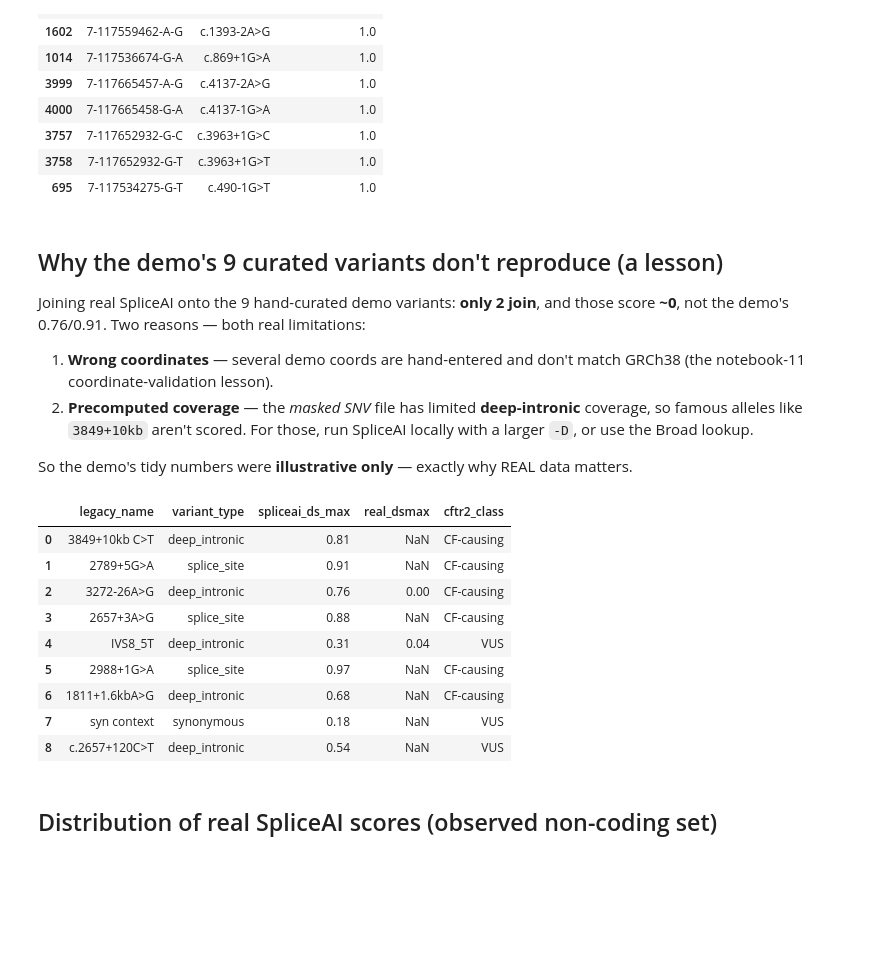
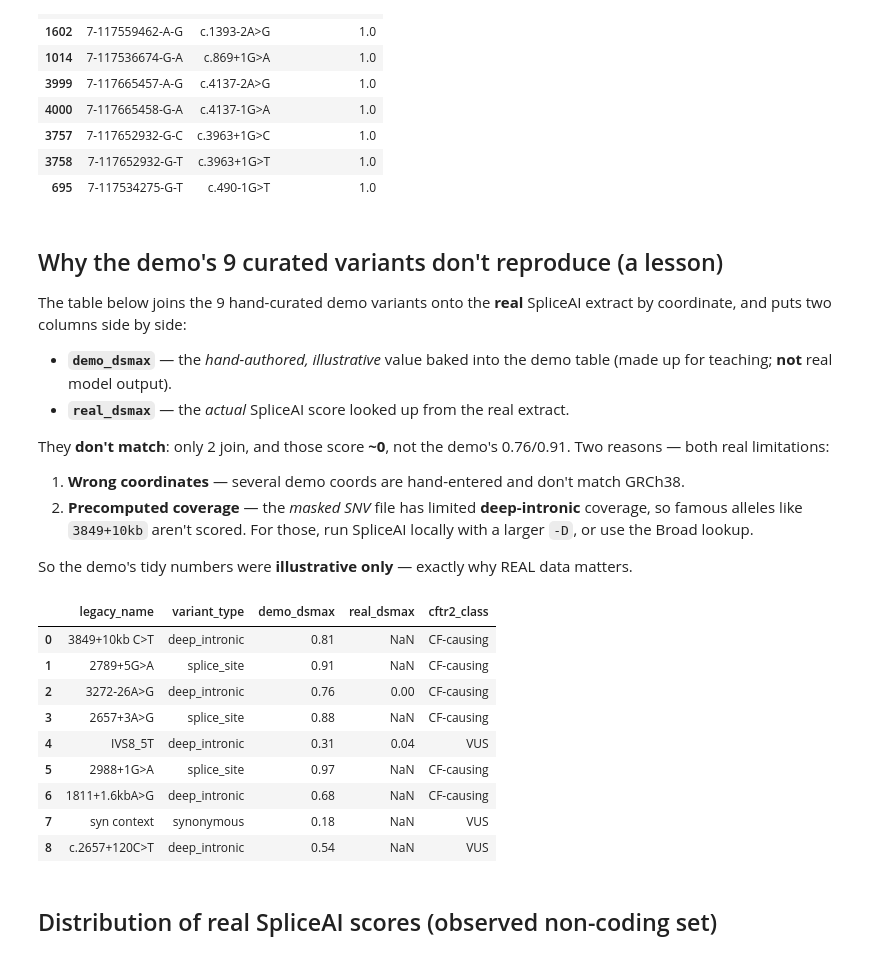
Before and after one commit to EvanWu19/cftr-phewas-toolkit, a Jupyter notebook: notebooks/09_spliceai.ipynb, the cells around one changed output. Drawn from its saved outputs; the diff is of its cells as text; code cells hidden in the pictures; blank space fills up the shorter version.

```diff
--- a/notebooks/09_spliceai.ipynb
+++ b/notebooks/09_spliceai.ipynb
@@ -177,20 +183,31 @@ HIGH (>=0.5): 164 | MODERATE (0.2-0.5): 82
 # %% [markdown]
 ## Why the demo's 9 curated variants don't reproduce (a lesson)
 
-Joining real SpliceAI onto the 9 hand-curated demo variants: **only 2 join**, and those score **~0**, not the demo's 0.76/0.91. Two reasons — both real limitations:
+The table below joins the 9 hand-curated demo variants onto the **real** SpliceAI extract
+by coordinate, and puts two columns side by side:
 
-1. **Wrong coordinates** — several demo coords are hand-entered and don't match GRCh38 (the notebook-11 coordinate-validation lesson).
-2. **Precomputed coverage** — the *masked SNV* file has limited **deep-intronic** coverage, so famous alleles like `3849+10kb` aren't scored. For those, run SpliceAI locally with a larger `-D`, or use the Broad lookup.
+- **`demo_dsmax`** — the *hand-authored, illustrative* value baked into the demo table
+  (made up for teaching; **not** real model output).
+- **`real_dsmax`** — the *actual* SpliceAI score looked up from the real extract.
+
+They **don't match**: only 2 join, and those score **~0**, not the demo's 0.76/0.91. Two
+reasons — both real limitations:
+
+1. **Wrong coordinates** — several demo coords are hand-entered and don't match GRCh38.
+2. **Precomputed coverage** — the *masked SNV* file has limited **deep-intronic** coverage,
+   so famous alleles like `3849+10kb` aren't scored. For those, run SpliceAI locally with a
+   larger `-D`, or use the Broad lookup.
 
 So the demo's tidy numbers were **illustrative only** — exactly why REAL data matters.
 # %%
 demo = tk.load_splice_demo(); demo["chrom"] = demo["chrom"].astype(str)
+demo = demo.rename(columns={"spliceai_ds_max": "demo_dsmax"})  # hand-authored, NOT real SpliceAI
 chk = demo.merge(sp[["chrom","pos","ref","alt","spliceai_ds_max"]]
                  .rename(columns={"spliceai_ds_max": "real_dsmax"}),
                  on=["chrom","pos","ref","alt"], how="left")
-chk[["legacy_name","variant_type","spliceai_ds_max","real_dsmax","cftr2_class"]]
+chk[["legacy_name","variant_type","demo_dsmax","real_dsmax","cftr2_class"]]
 # %% [output]
-|  | legacy_name | variant_type | spliceai_ds_max | real_dsmax | cftr2_class |
+|  | legacy_name | variant_type | demo_dsmax | real_dsmax | cftr2_class |
 | 0 | 3849+10kb C>T | deep_intronic | 0.81 | NaN | CF-causing |
 | 1 | 2789+5G>A | splice_site | 0.91 | NaN | CF-causing |
 | 2 | 3272-26A>G | deep_intronic | 0.76 | 0.00 | CF-causing |
```
Also changed, not shown: parts of 1 cell of this notebook.
